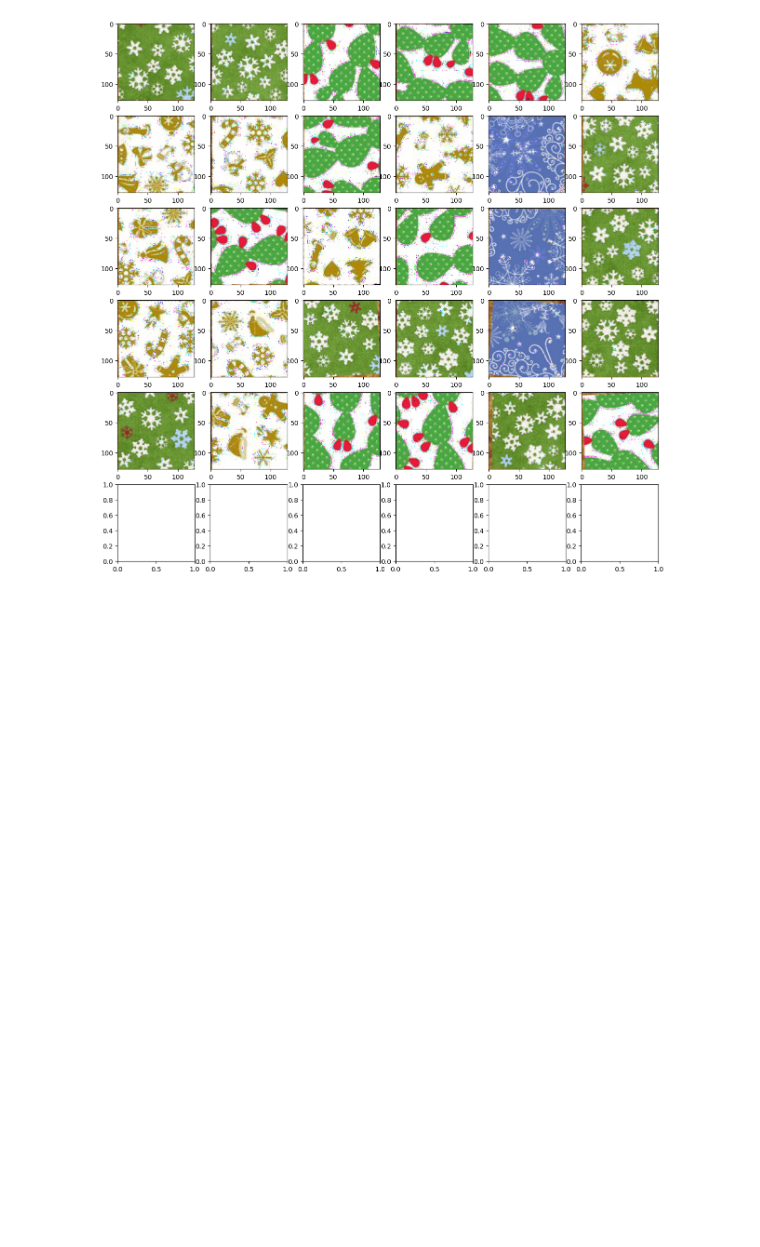
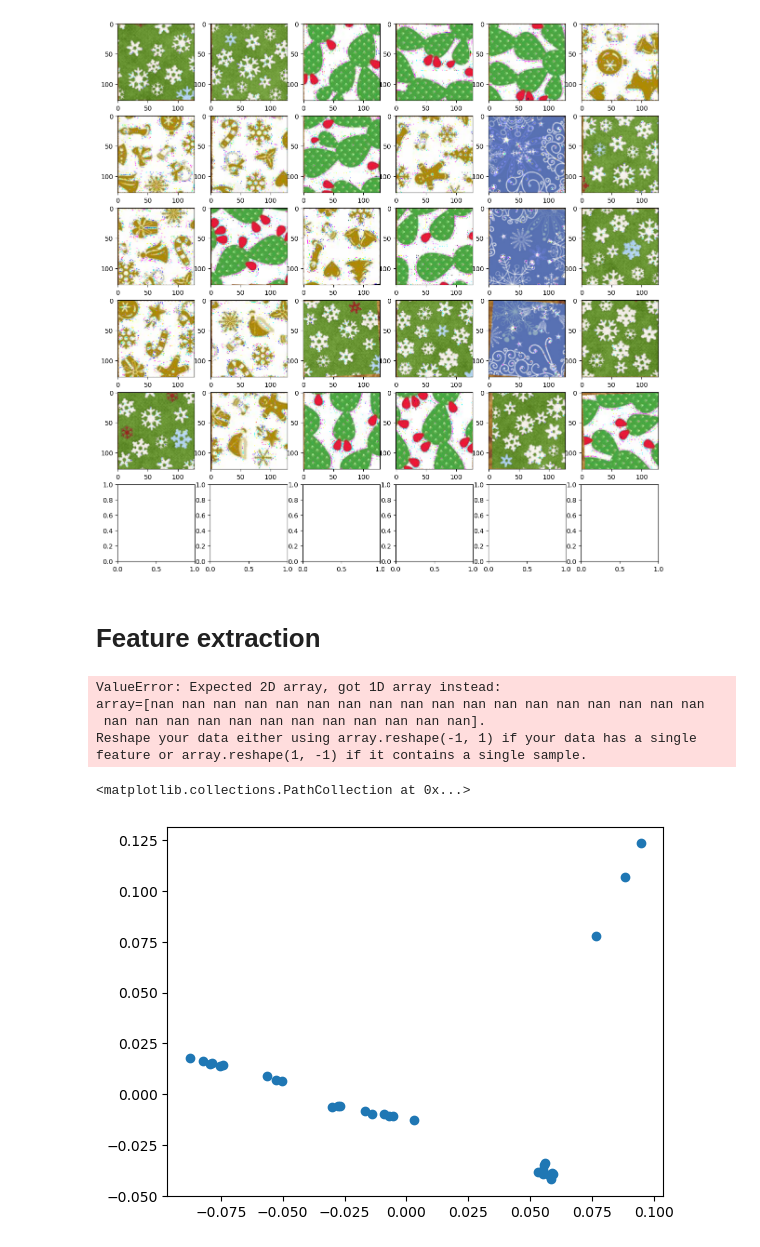
Before and after one commit to theoh-io/iapr_group15, a Jupyter notebook: project/project_draft_tom.ipynb, the cells around one changed output. Cells and saved outputs as stored; diff of their text form; code cells hidden in the pictures; blank space fills up the shorter version.

Commit message:
try gabor features extraction

```diff
--- a/project/project_draft_tom.ipynb
+++ b/project/project_draft_tom.ipynb
@@ -380,3 +380,5 @@ for i, piece in enumerate(pieces):
     axs[i].imshow(piece)
 # %% [output]
 [figure]
+# %% [markdown]
+# Feature extraction
@@ -382,0 +437,23 @@ for i, piece in enumerate(pieces):
+# %%
+features = []
+
+for piece in pieces:
+    # features.append(extract_gabor_features(piece))
+    features.append(extract_histogram_features(piece))
+
+features = np.nan_to_num(np.array(features))
+# %%
+from sklearn.decomposition import PCA
+
+pca = PCA(n_components=2)
+principal_components = pca.fit_transform(features)
+# %% [output]
+ValueError: Expected 2D array, got 1D array instead:
+array=[nan nan nan nan nan nan nan nan nan nan nan nan nan nan nan nan nan nan
+ nan nan nan nan nan nan nan nan nan nan nan nan].
+Reshape your data either using array.reshape(-1, 1) if your data has a single feature or array.reshape(1, -1) if it contains a single sample.
+# %%
+plt.scatter(principal_components[:,0], principal_components[:,1])
+# %% [output]
+<matplotlib.collections.PathCollection at 0x...>
+[figure, added]
```
Also changed, not shown: parts of 4 cells of this notebook.
